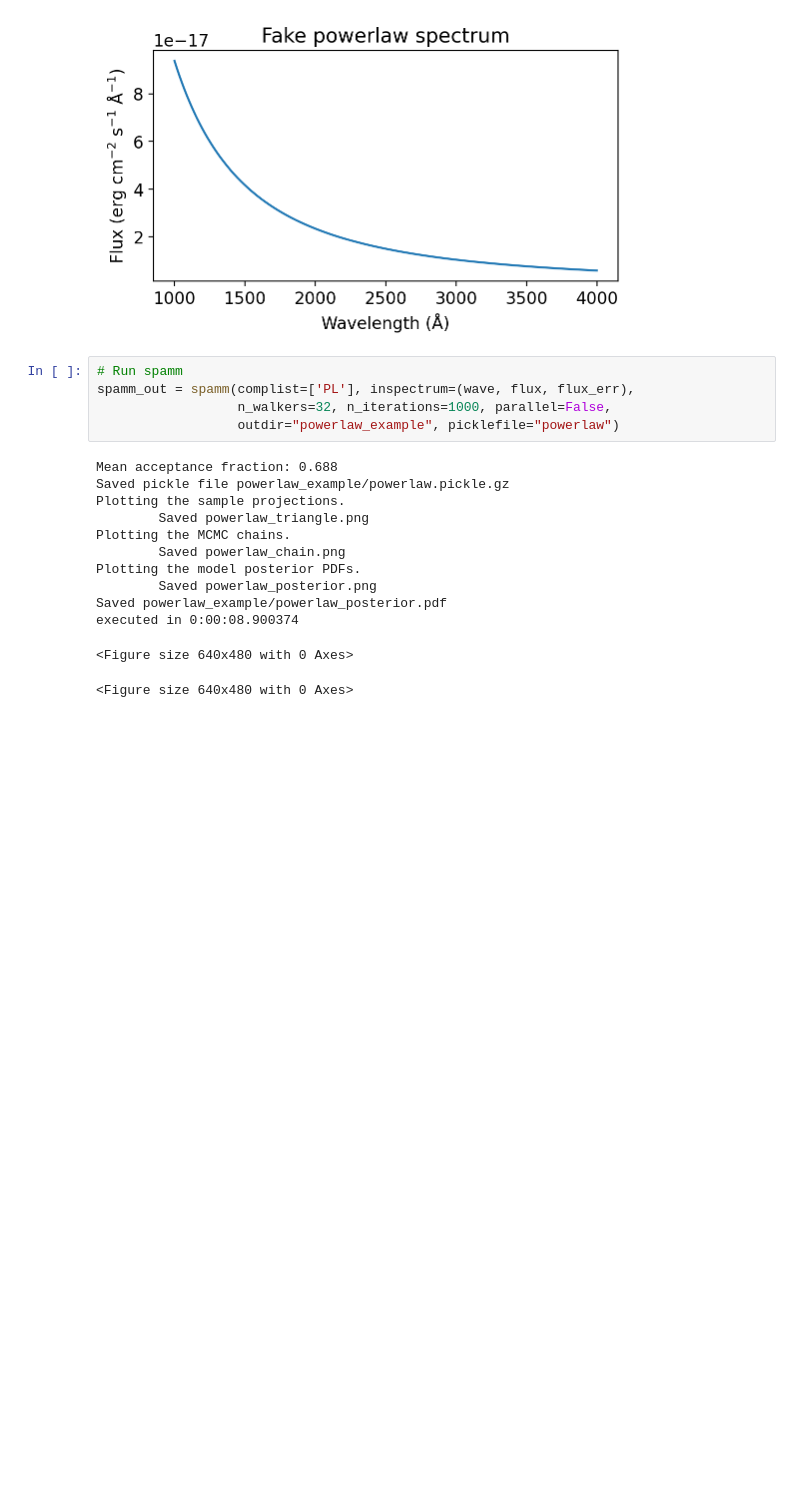
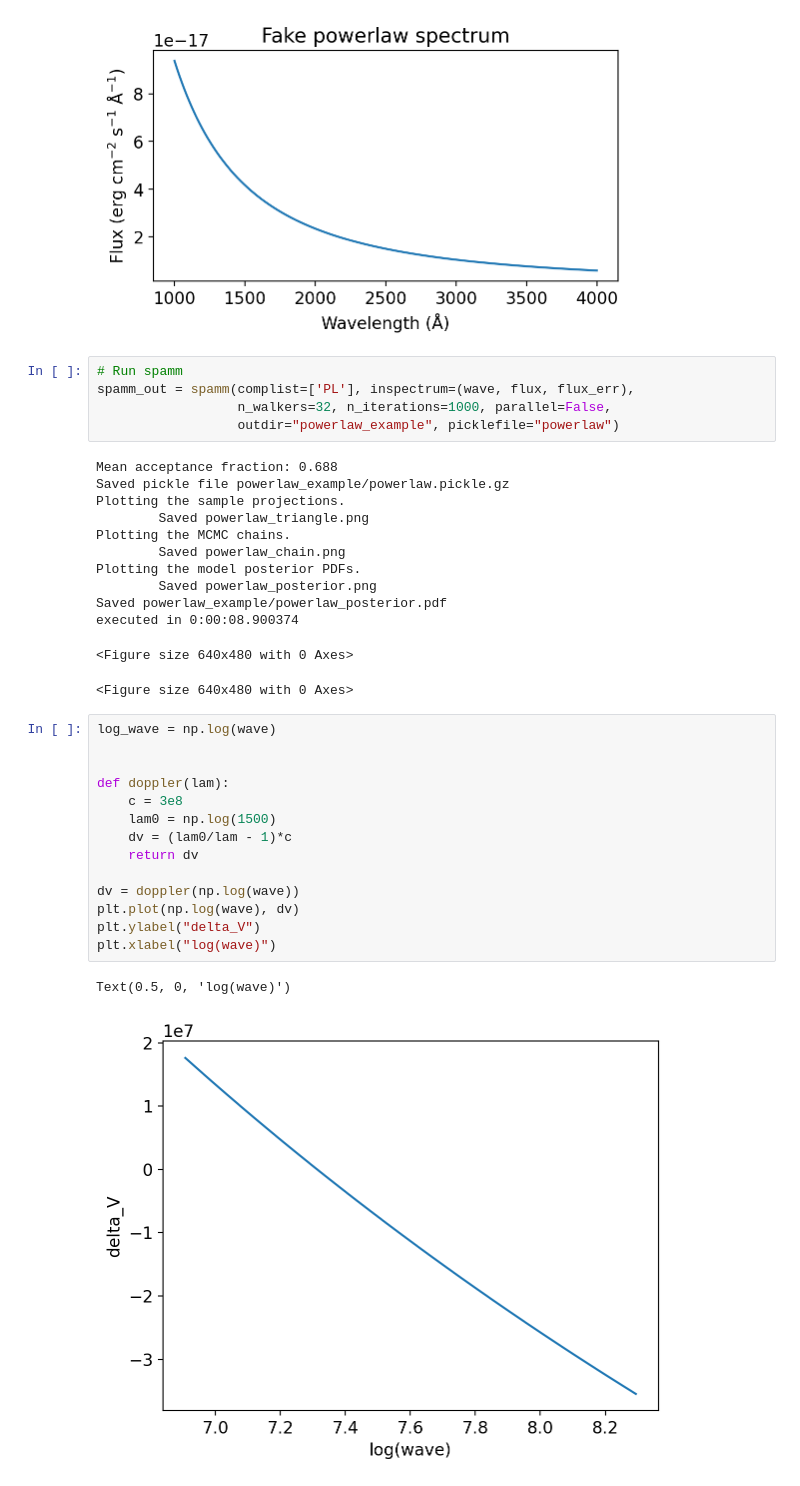
Before and after one commit to jotaylor/SPAMM, a Jupyter notebook: examples/powerlaw_example.ipynb, the cells around one changed output. Saved outputs shown, nothing was run; the diff lists cells and outputs as text; blank space fills up the shorter version.

```diff
--- a/examples/powerlaw_example.ipynb
+++ b/examples/powerlaw_example.ipynb
@@ -47,3 +47,20 @@ Saved powerlaw_example/powerlaw_posterior.pdf
 executed in 0:00:08.900374
 <Figure size 640x480 with 0 Axes>
 <Figure size 640x480 with 0 Axes>
+# %%
+log_wave = np.log(wave)
+
+
+def doppler(lam):
+    c = 3e8
+    lam0 = np.log(1500)
+    dv = (lam0/lam - 1)*c
+    return dv
+
+dv = doppler(np.log(wave))
+plt.plot(np.log(wave), dv)
+plt.ylabel("delta_V")
+plt.xlabel("log(wave)")
+# %% [output]
+Text(0.5, 0, 'log(wave)')
+[figure, added]
```
Also changed, not shown: parts of 1 cell of this notebook, 1 other file.
